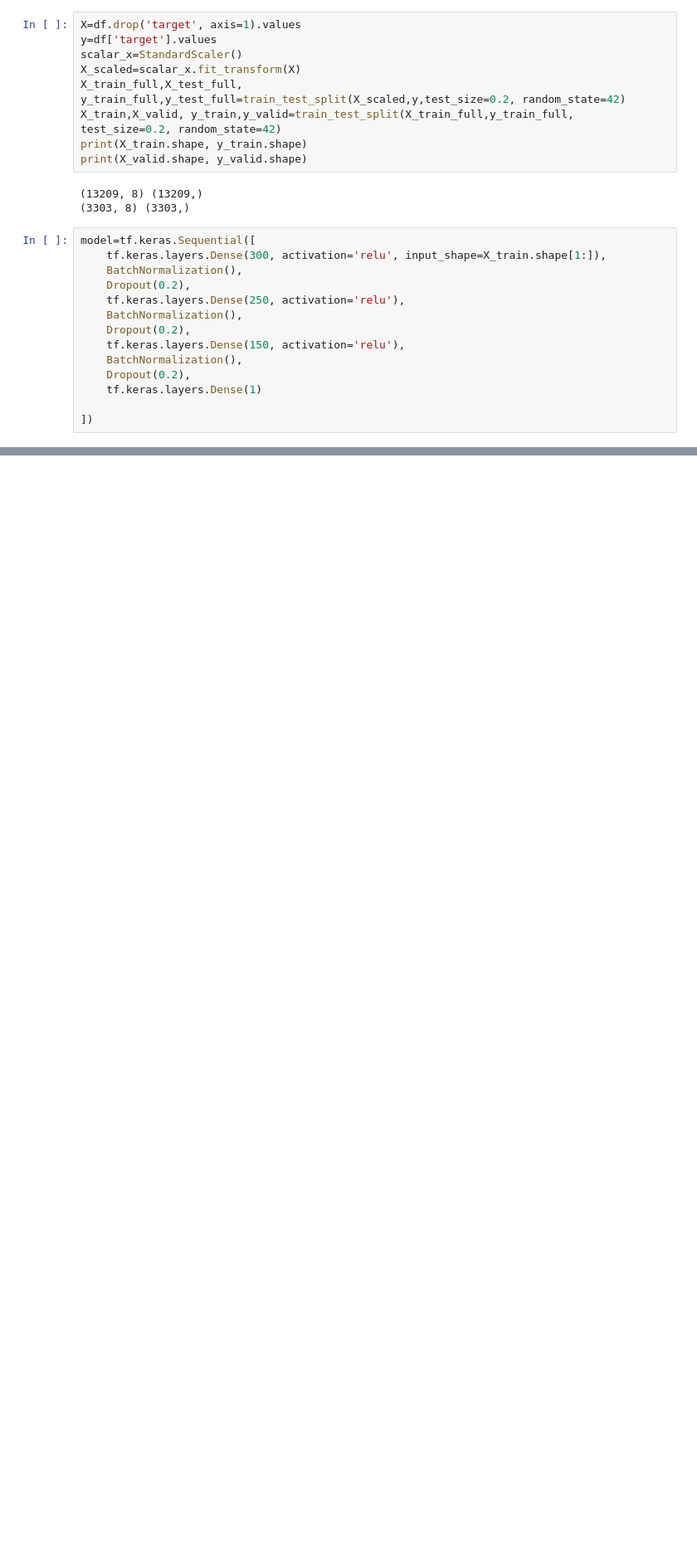
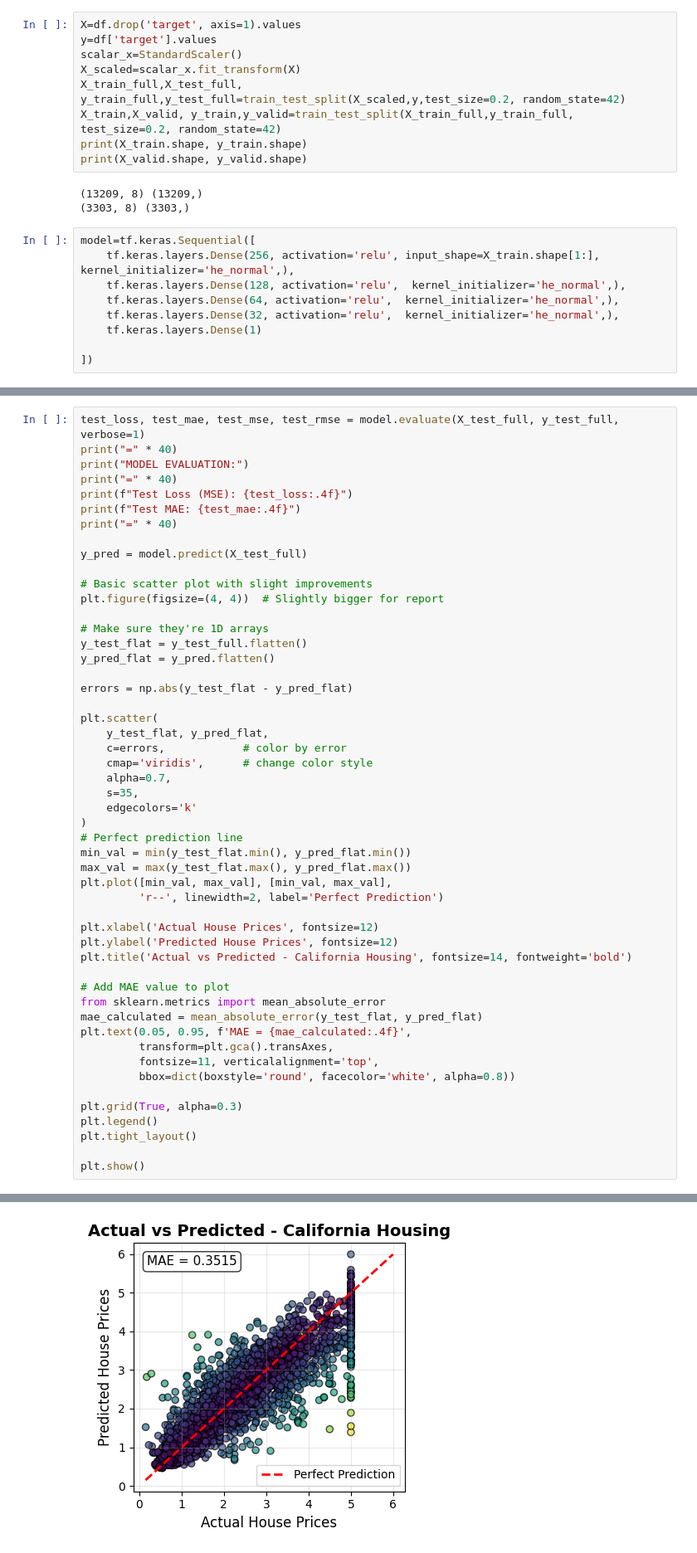
Before and after one commit to haider-sattar/Housing-price-prediction, a Jupyter notebook: main.ipynb, the cells around one changed output, grey strips where cells are left out. Shown: that part at 83% size. Saved outputs shown, nothing was run; the diff lists cells and outputs as text; blank space fills up the shorter version.

```diff
--- a/main.ipynb
+++ b/main.ipynb
@@ -54,15 +54,10 @@ print(X_valid.shape, y_valid.shape)
 (3303, 8) (3303,)
 # %%
 model=tf.keras.Sequential([
-    tf.keras.layers.Dense(300, activation='relu', input_shape=X_train.shape[1:]),
-    BatchNormalization(),
-    Dropout(0.2),
-    tf.keras.layers.Dense(250, activation='relu'),
-    BatchNormalization(),
-    Dropout(0.2),
-    tf.keras.layers.Dense(150, activation='relu'),
-    BatchNormalization(),
-    Dropout(0.2),
+    tf.keras.layers.Dense(256, activation='relu', input_shape=X_train.shape[1:],  kernel_initializer='he_normal',),
+    tf.keras.layers.Dense(128, activation='relu',  kernel_initializer='he_normal',),
+    tf.keras.layers.Dense(64, activation='relu',  kernel_initializer='he_normal',),
+    tf.keras.layers.Dense(32, activation='relu',  kernel_initializer='he_normal',),
     tf.keras.layers.Dense(1)
 
 ])
@@ -131,0 +153,52 @@ Test MAE: 0.3459230959415436
+# %%
+test_loss, test_mae, test_mse, test_rmse = model.evaluate(X_test_full, y_test_full, verbose=1)
+print("=" * 40)
+print("MODEL EVALUATION:")
+print("=" * 40)
+print(f"Test Loss (MSE): {test_loss:.4f}")
+print(f"Test MAE: {test_mae:.4f}")
+print("=" * 40)
+
+y_pred = model.predict(X_test_full)
+
+# Basic scatter plot with slight improvements
+plt.figure(figsize=(4, 4))  # Slightly bigger for report
+
+# Make sure they're 1D arrays
+y_test_flat = y_test_full.flatten()
+y_pred_flat = y_pred.flatten()
+
+errors = np.abs(y_test_flat - y_pred_flat)
+
+plt.scatter(
+    y_test_flat, y_pred_flat,
+    c=errors,            # color by error
+    cmap='viridis',      # change color style
+    alpha=0.7,
+    s=35,
+    edgecolors='k'
+)
+# Perfect prediction line
+min_val = min(y_test_flat.min(), y_pred_flat.min())
+max_val = max(y_test_flat.max(), y_pred_flat.max())
+plt.plot([min_val, max_val], [min_val, max_val],
+         'r--', linewidth=2, label='Perfect Prediction')
+
+plt.xlabel('Actual House Prices', fontsize=12)
+plt.ylabel('Predicted House Prices', fontsize=12)
+plt.title('Actual vs Predicted - California Housing', fontsize=14, fontweight='bold')
+
+# Add MAE value to plot
+from sklearn.metrics import mean_absolute_error
+mae_calculated = mean_absolute_error(y_test_flat, y_pred_flat)
+plt.text(0.05, 0.95, f'MAE = {mae_calculated:.4f}',
+         transform=plt.gca().transAxes,
+         fontsize=11, verticalalignment='top',
+         bbox=dict(boxstyle='round', facecolor='white', alpha=0.8))
+
+plt.grid(True, alpha=0.3)
+plt.legend()
+plt.tight_layout()
+
+plt.show()
+# %% [output]
@@ -131,0 +213 @@ Test MAE: 0.3459230959415436
+[figure, added]
```
Also changed, not shown: parts of 8 cells of this notebook.
